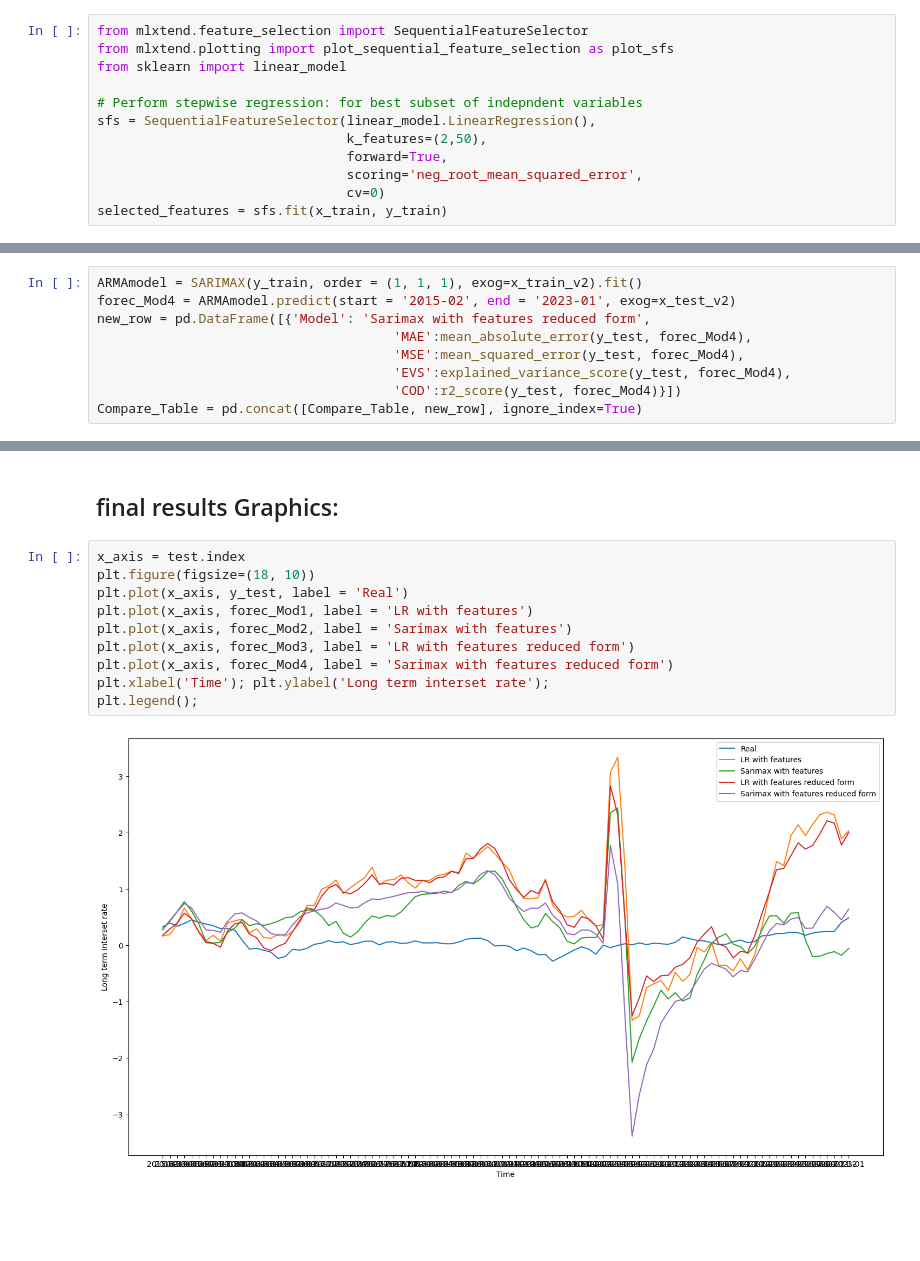
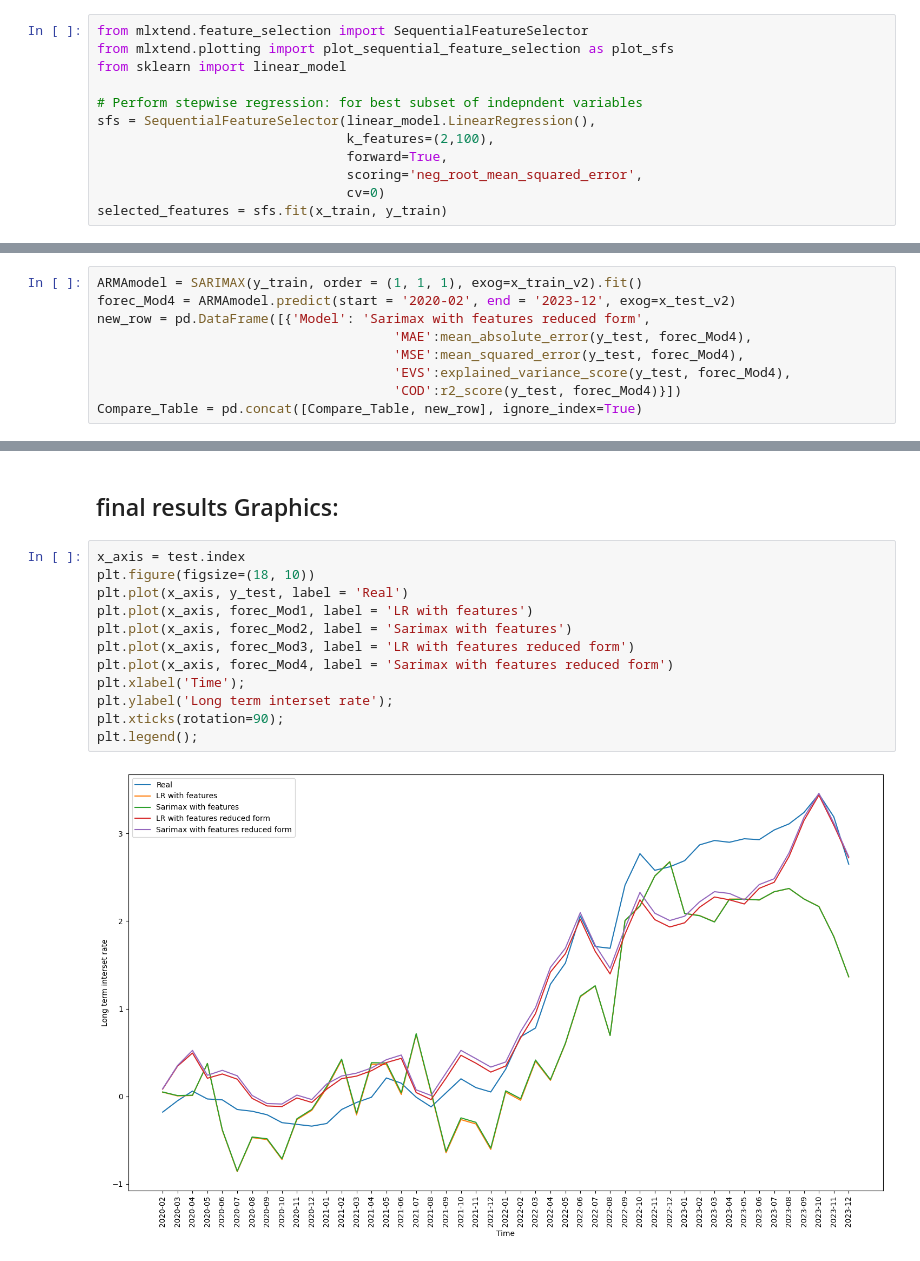
Before and after one commit to Mark-Rozenberg/LTINT-Forecast, a Jupyter notebook: Forecasting-Models-V1.ipynb, the cells around one changed output, grey strips where cells are left out. Saved outputs shown, nothing was run; the diff lists cells and outputs as text; blank space fills up the shorter version.

Commit message:
new file:   Data/CorrMatrix-v2.xlsx 	modified:   Forecasting-Models-V1.ipynb 	modified:   Forecasting-Models-V2.ipynb

```diff
--- a/Forecasting-Models-V1.ipynb
+++ b/Forecasting-Models-V1.ipynb
@@ -388,7 +388,7 @@ from sklearn import linear_model
 
 # Perform stepwise regression: for best subset of indepndent variables
 sfs = SequentialFeatureSelector(linear_model.LinearRegression(),
-                                k_features=(2,50),
+                                k_features=(2,100),
                                 forward=True,
                                 scoring='neg_root_mean_squared_error',
                                 cv=0)
@@ -443,7 +432,7 @@ Compare_Table = pd.concat([Compare_Table, new_row], ignore_index=True)
 ## part 4.e: Version 4 - Sarimax with reduced form of features
 # %%
 ARMAmodel = SARIMAX(y_train, order = (1, 1, 1), exog=x_train_v2).fit()
-forec_Mod4 = ARMAmodel.predict(start = '2015-02', end = '2023-01', exog=x_test_v2)
+forec_Mod4 = ARMAmodel.predict(start = '2020-02', end = '2023-12', exog=x_test_v2)
 new_row = pd.DataFrame([{'Model': 'Sarimax with features reduced form',
                                       'MAE':mean_absolute_error(y_test, forec_Mod4),
                                       'MSE':mean_squared_error(y_test, forec_Mod4),
@@ -511,12 +452,14 @@ Compare_Table
 # %%
 x_axis = test.index
 plt.figure(figsize=(18, 10))
 plt.plot(x_axis, y_test, label = 'Real')
 plt.plot(x_axis, forec_Mod1, label = 'LR with features')
 plt.plot(x_axis, forec_Mod2, label = 'Sarimax with features')
 plt.plot(x_axis, forec_Mod3, label = 'LR with features reduced form')
 plt.plot(x_axis, forec_Mod4, label = 'Sarimax with features reduced form')
-plt.xlabel('Time'); plt.ylabel('Long term interset rate');
+plt.xlabel('Time');
+plt.ylabel('Long term interset rate');
+plt.xticks(rotation=90);
 plt.legend();
 # %% [output]
-[figure, old version]
+[figure, new version]
```
Also changed, not shown: parts of 8 cells of this notebook, 2 other files.
